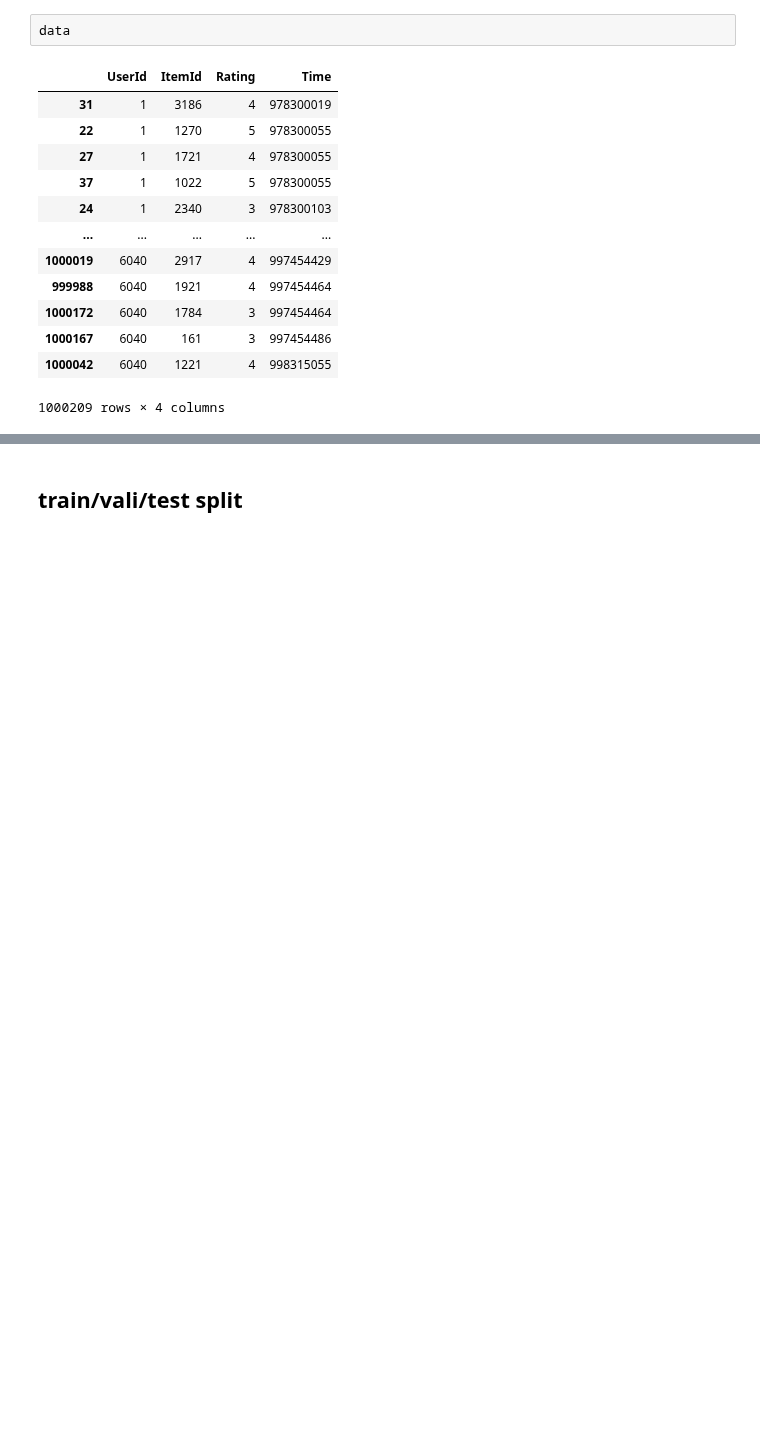
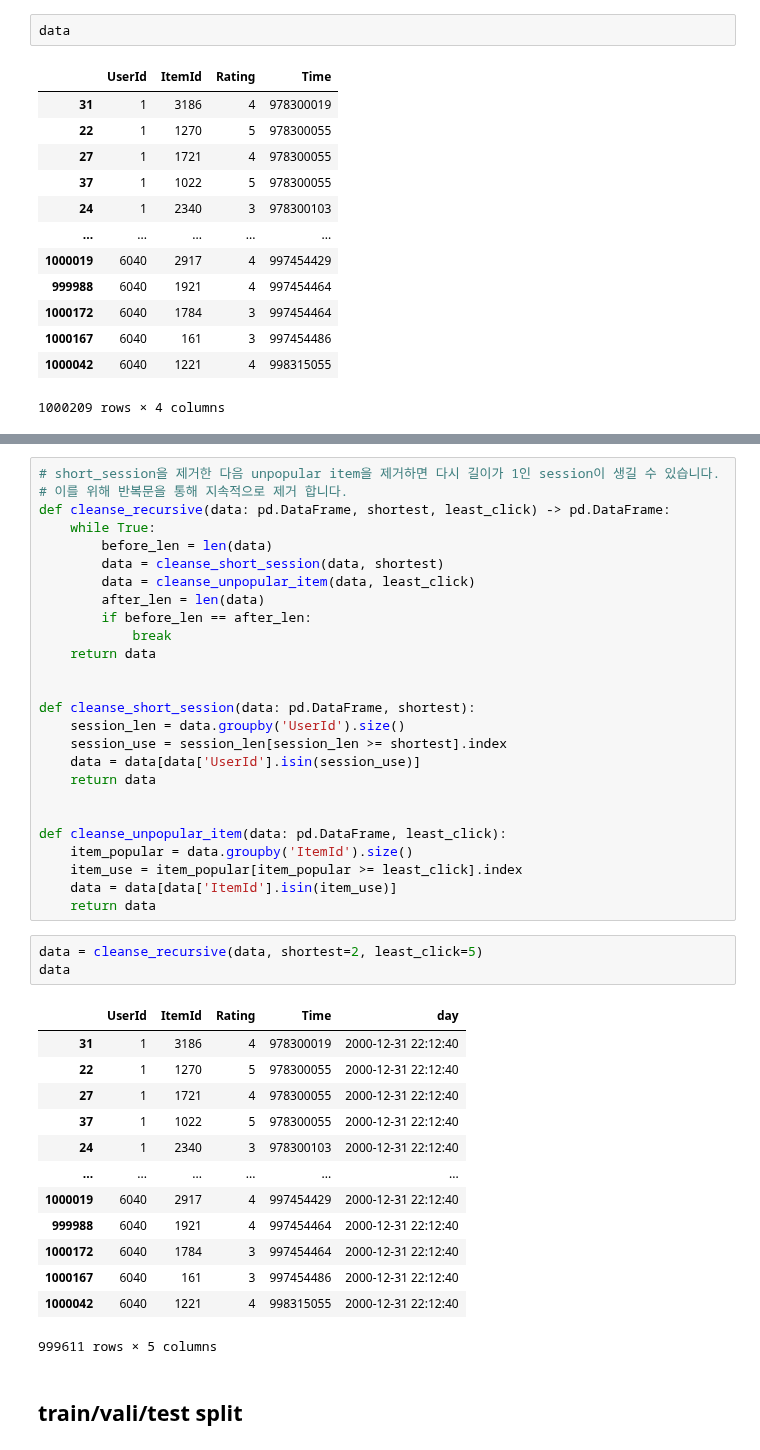
Before and after one commit to ja2y5ung/AIFFEL, a Jupyter notebook: EX12 Project_moonjaeyoung.ipynb, the cells around one changed output, grey strips where cells are left out. Cells and saved outputs as stored; diff of their text form; blank space fills up the shorter version.

```diff
--- a/EX12 Project_moonjaeyoung.ipynb
+++ b/EX12 Project_moonjaeyoung.ipynb
@@ -191,3 +231,46 @@ print(mkday(latest))
+# %%
+# short_session을 제거한 다음 unpopular item을 제거하면 다시 길이가 1인 session이 생길 수 있습니다.
+# 이를 위해 반복문을 통해 지속적으로 제거 합니다.
+def cleanse_recursive(data: pd.DataFrame, shortest, least_click) -> pd.DataFrame:
+    while True:
+        before_len = len(data)
+        data = cleanse_short_session(data, shortest)
+        data = cleanse_unpopular_item(data, least_click)
+        after_len = len(data)
+        if before_len == after_len:
+            break
+    return data
+
+
+def cleanse_short_session(data: pd.DataFrame, shortest):
+    session_len = data.groupby('UserId').size()
+    session_use = session_len[session_len >= shortest].index
+    data = data[data['UserId'].isin(session_use)]
+    return data
+
+
+def cleanse_unpopular_item(data: pd.DataFrame, least_click):
+    item_popular = data.groupby('ItemId').size()
+    item_use = item_popular[item_popular >= least_click].index
+    data = data[data['ItemId'].isin(item_use)]
+    return data
+# %%
+data = cleanse_recursive(data, shortest=2, least_click=5)
+data
+# %% [output]
+|  | UserId | ItemId | Rating | Time | day |
+| 31 | 1 | 3186 | 4 | 978300019 | 2000-12-31 22:12:40 |
+| 22 | 1 | 1270 | 5 | 978300055 | 2000-12-31 22:12:40 |
+| 27 | 1 | 1721 | 4 | 978300055 | 2000-12-31 22:12:40 |
+| 37 | 1 | 1022 | 5 | 978300055 | 2000-12-31 22:12:40 |
+| 24 | 1 | 2340 | 3 | 978300103 | 2000-12-31 22:12:40 |
+| ... | ... | ... | ... | ... | ... |
+| 1000019 | 6040 | 2917 | 4 | 997454429 | 2000-12-31 22:12:40 |
+| 999988 | 6040 | 1921 | 4 | 997454464 | 2000-12-31 22:12:40 |
+| 1000172 | 6040 | 1784 | 3 | 997454464 | 2000-12-31 22:12:40 |
+| 1000167 | 6040 | 161 | 3 | 997454486 | 2000-12-31 22:12:40 |
+| 1000042 | 6040 | 1221 | 4 | 998315055 | 2000-12-31 22:12:40 |
+999611 rows × 5 columns
 # %% [markdown]
 ## train/vali/test split
 # %%
```
Also changed, not shown: parts of 25 cells of this notebook.
